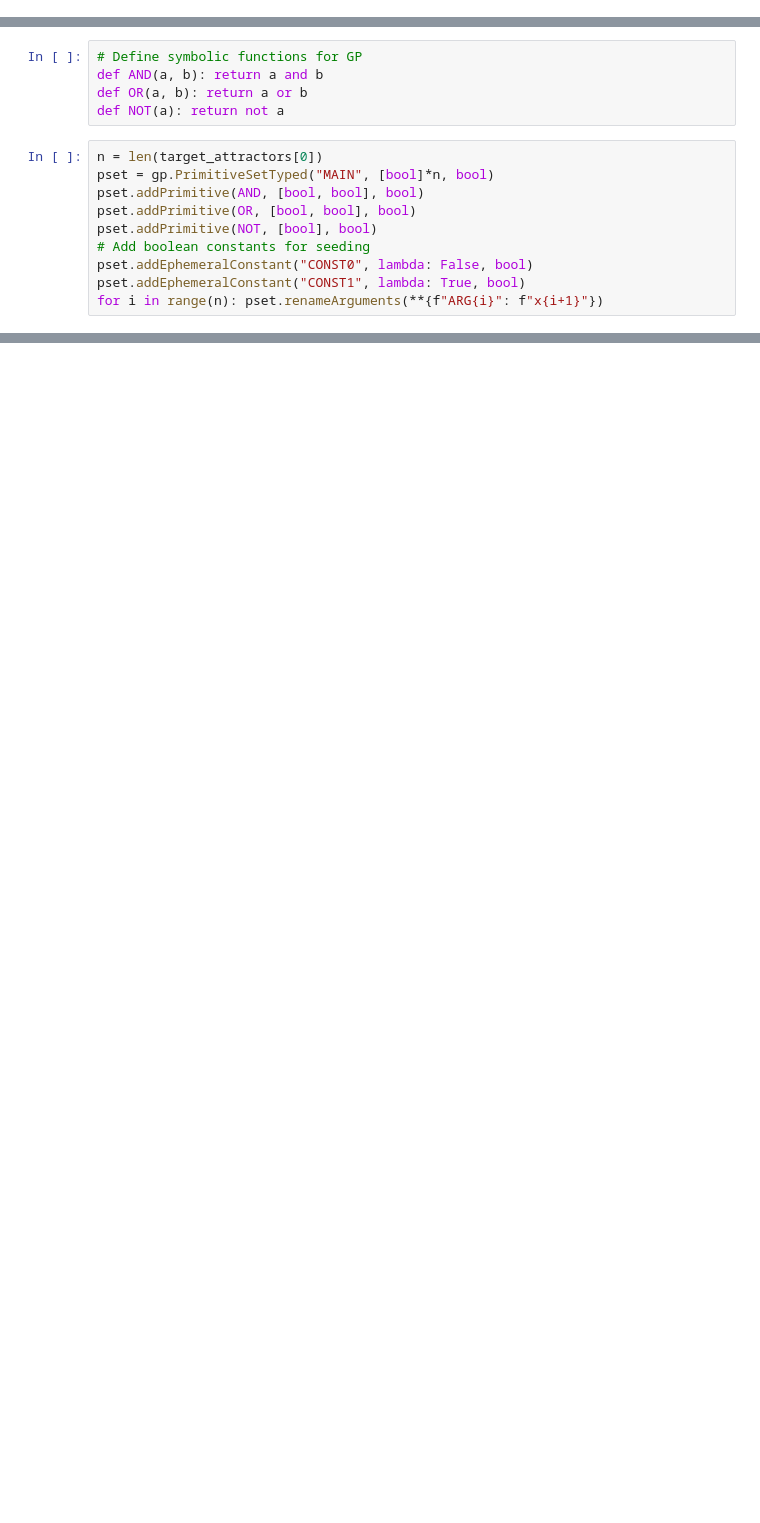
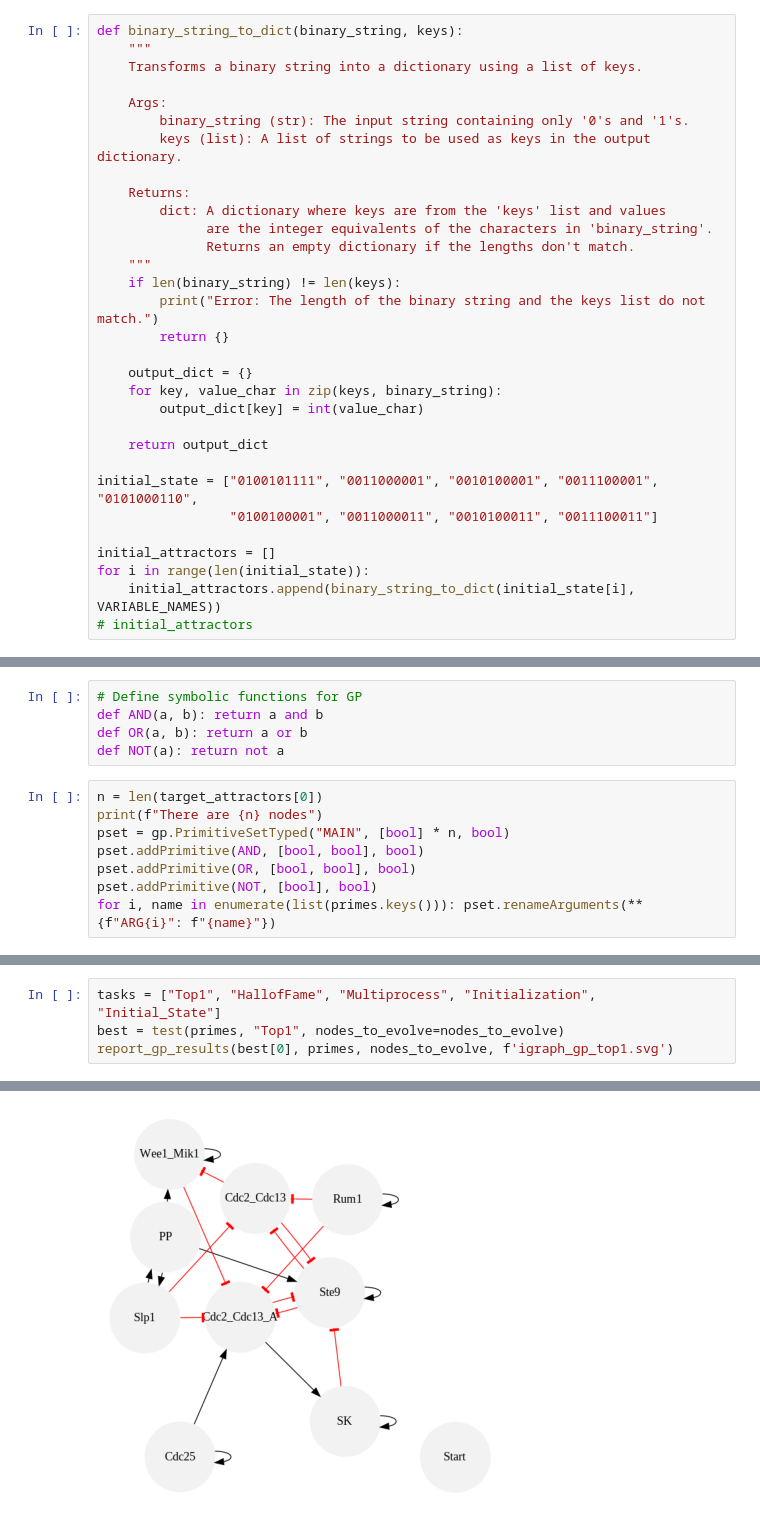
Before and after one commit to bingyulab/boolean, a Jupyter notebook: Boolean_model.ipynb, the cells around one changed output, grey strips where cells are left out. Saved outputs shown, nothing was run; the diff lists cells and outputs as text; blank space fills up the shorter version.

```diff
--- a/Boolean_model.ipynb
+++ b/Boolean_model.ipynb
@@ -136,0 +162,31 @@ target_attractors = [
+# %%
+def binary_string_to_dict(binary_string, keys):
+    """
+    Transforms a binary string into a dictionary using a list of keys.
+
+    Args:
+        binary_string (str): The input string containing only '0's and '1's.
+        keys (list): A list of strings to be used as keys in the output dictionary.
+
+    Returns:
+        dict: A dictionary where keys are from the 'keys' list and values
+              are the integer equivalents of the characters in 'binary_string'.
+              Returns an empty dictionary if the lengths don't match.
+    """
+    if len(binary_string) != len(keys):
+        print("Error: The length of the binary string and the keys list do not match.")
+        return {}
+
+    output_dict = {}
+    for key, value_char in zip(keys, binary_string):
+        output_dict[key] = int(value_char)
+
+    return output_dict
+
+initial_state = ["0100101111", "0011000001", "0010100001", "0011100001", "0101000110",
+                 "0100100001", "0011000011", "0010100011", "0011100011"]
+
+initial_attractors = []
+for i in range(len(initial_state)):
+    initial_attractors.append(binary_string_to_dict(initial_state[i], VARIABLE_NAMES))
+# initial_attractors
@@ -141,11 +219,9 @@ def OR(a, b): return a or b
 def NOT(a): return not a
 # %%
 n = len(target_attractors[0])
-pset = gp.PrimitiveSetTyped("MAIN", [bool]*n, bool)
+print(f"There are {n} nodes")
+pset = gp.PrimitiveSetTyped("MAIN", [bool] * n, bool)
 pset.addPrimitive(AND, [bool, bool], bool)
 pset.addPrimitive(OR, [bool, bool], bool)
 pset.addPrimitive(NOT, [bool], bool)
-# Add boolean constants for seeding
-pset.addEphemeralConstant("CONST0", lambda: False, bool)
-pset.addEphemeralConstant("CONST1", lambda: True, bool)
-for i in range(n): pset.renameArguments(**{f"ARG{i}": f"x{i+1}"})
+for i, name in enumerate(list(primes.keys())): pset.renameArguments(**{f"ARG{i}": f"{name}"})
@@ -933,0 +874,5 @@ True
+# %%
+tasks = ["Top1", "HallofFame", "Multiprocess", "Initialization", "Initial_State"]
+best = test(primes, "Top1", nodes_to_evolve=nodes_to_evolve)
+report_gp_results(best[0], primes, nodes_to_evolve, f'igraph_gp_top1.svg')
+# %% [output]
@@ -933,0 +896 @@ True
+[figure, added]
```
Also changed, not shown: parts of 34 cells of this notebook.
